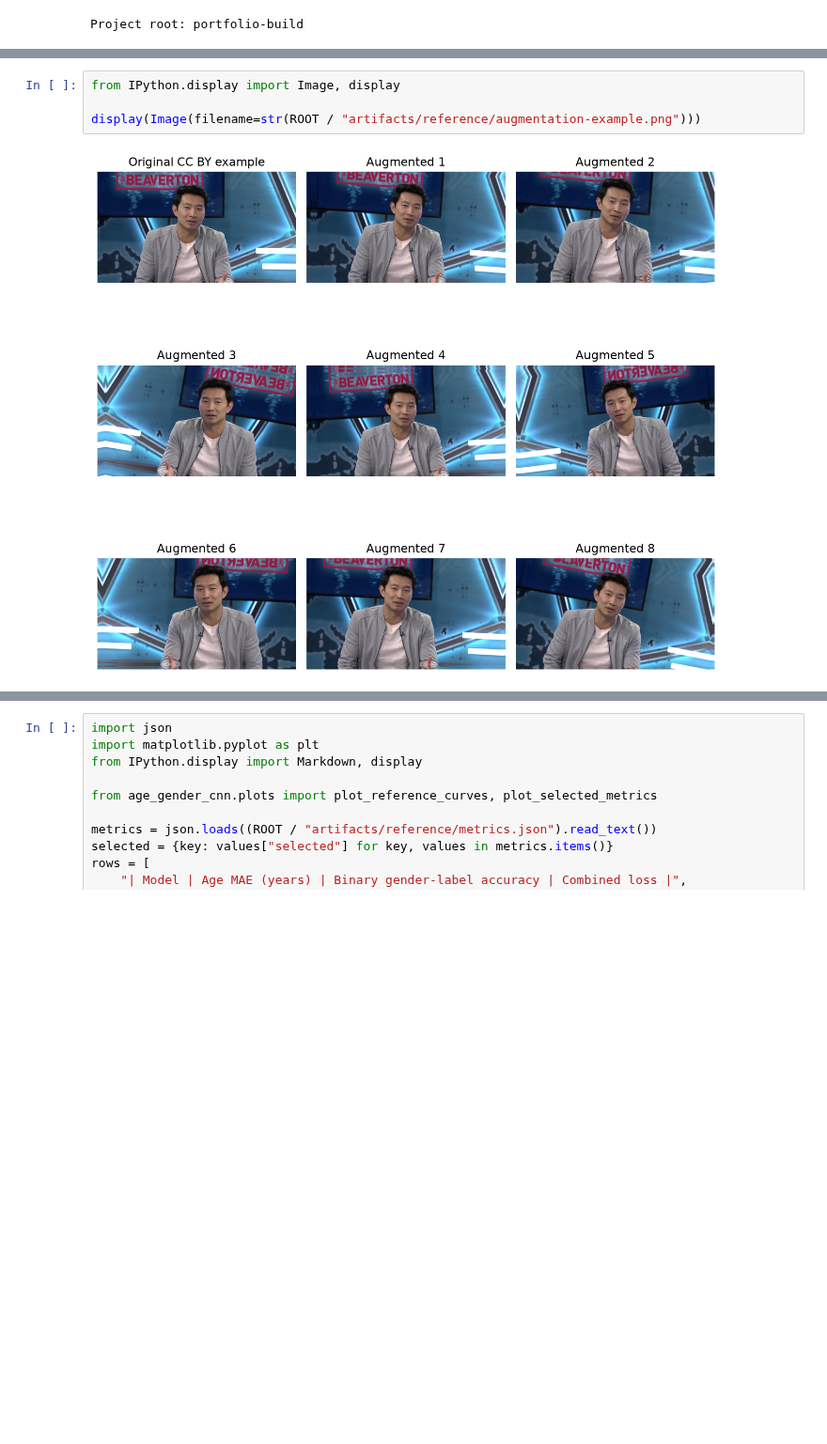
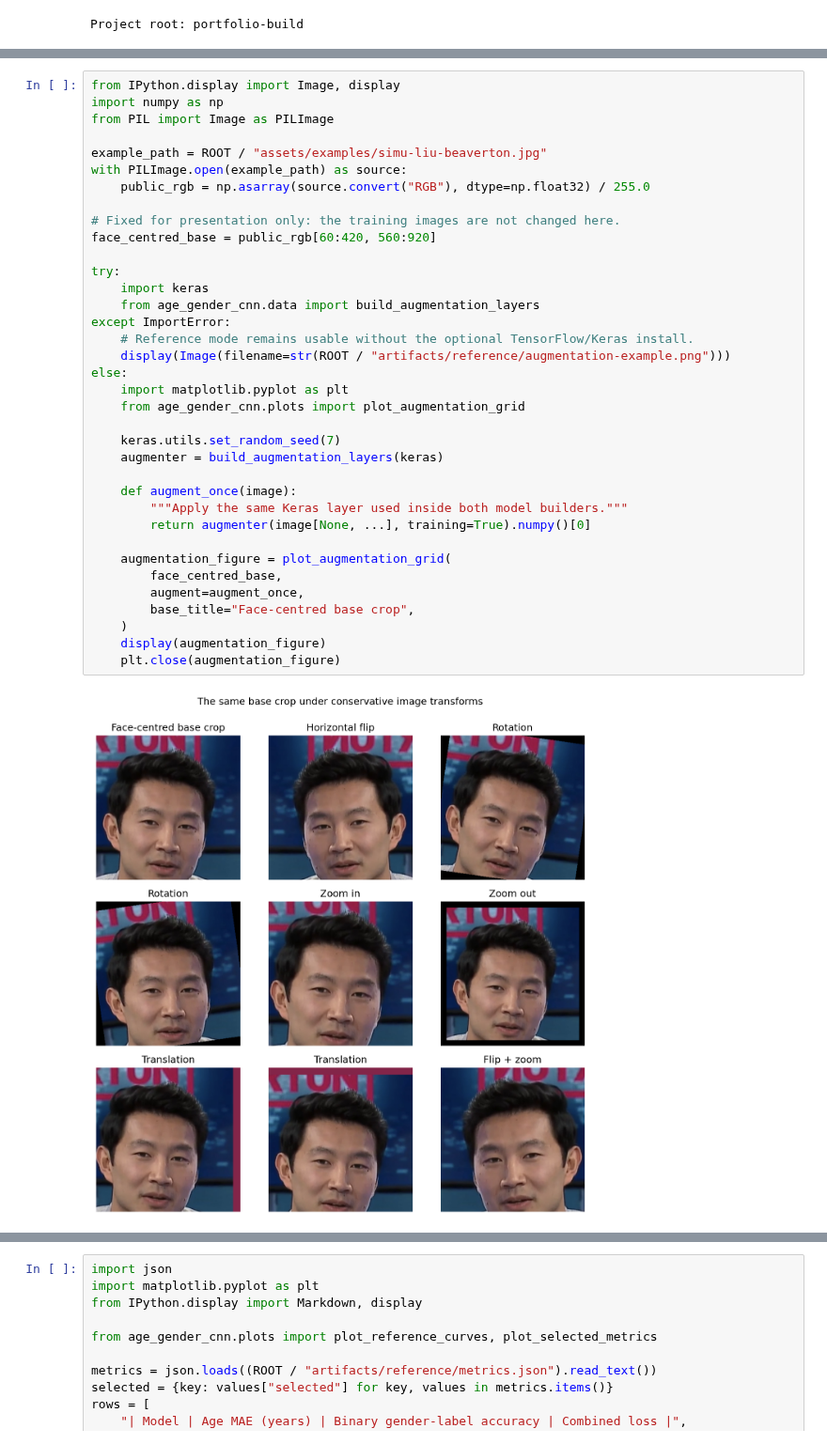
Before and after one commit to boredjnurseman/age-gender-multitask-cnn, a Jupyter notebook: notebooks/Age_Gender_Multitask_CNN.ipynb, the cells around one changed output, grey strips where cells are left out. Shown at 94% size. Cells and saved outputs as stored; diff of their text form; blank space fills up the shorter version.

```diff
--- a/notebooks/Age_Gender_Multitask_CNN.ipynb
+++ b/notebooks/Age_Gender_Multitask_CNN.ipynb
@@ -44,9 +65,41 @@ Training used horizontal flipping, small rotations, modest zoom and translation.
 # %%
 from IPython.display import Image, display
+import numpy as np
+from PIL import Image as PILImage
 
-display(Image(filename=str(ROOT / "artifacts/reference/augmentation-example.png")))
+example_path = ROOT / "assets/examples/simu-liu-beaverton.jpg"
+with PILImage.open(example_path) as source:
+    public_rgb = np.asarray(source.convert("RGB"), dtype=np.float32) / 255.0
+
+# Fixed for presentation only: the training images are not changed here.
+face_centred_base = public_rgb[60:420, 560:920]
+
+try:
+    import keras
+    from age_gender_cnn.data import build_augmentation_layers
+except ImportError:
+    # Reference mode remains usable without the optional TensorFlow/Keras install.
+    display(Image(filename=str(ROOT / "artifacts/reference/augmentation-example.png")))
+else:
+    import matplotlib.pyplot as plt
+    from age_gender_cnn.plots import plot_augmentation_grid
+
+    keras.utils.set_random_seed(7)
+    augmenter = build_augmentation_layers(keras)
+
+    def augment_once(image):
+        """Apply the same Keras layer used inside both model builders."""
+        return augmenter(image[None, ...], training=True).numpy()[0]
+
+    augmentation_figure = plot_augmentation_grid(
+        face_centred_base,
+        augment=augment_once,
+        base_title="Face-centred base crop",
+    )
+    display(augmentation_figure)
+    plt.close(augmentation_figure)
 # %% [output]
-[figure, old version]
+[figure, new version]
 # %% [markdown]
 ## Model A: a task-specific residual CNN
 
```
Also changed, not shown: parts of 17 cells of this notebook, 12 other files.
